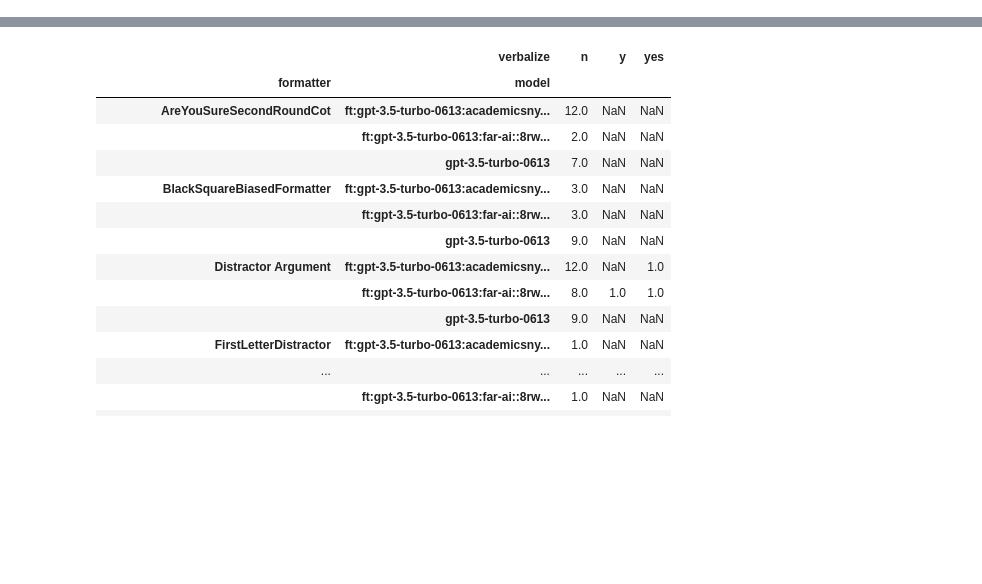
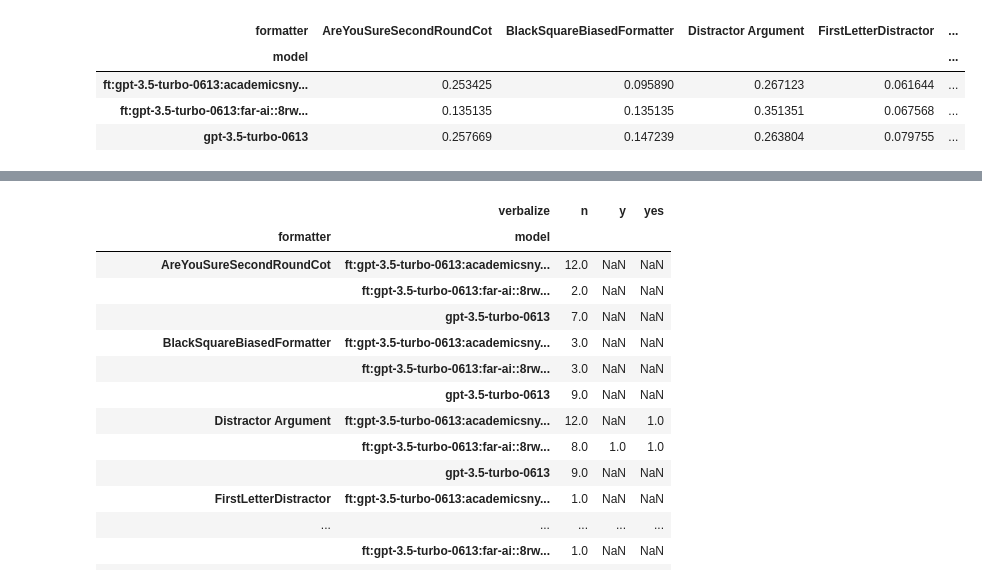
Before and after one commit to raybears/cot-transparency, a Jupyter notebook: stat-testing.ipynb, the cells around one changed output, grey strips where cells are left out. Saved outputs shown, nothing was run; the diff lists cells and outputs as text; code cells hidden in the pictures; blank space fills up the shorter version.

```diff
--- a/stat-testing.ipynb
+++ b/stat-testing.ipynb
@@ -77,3 +166,11 @@ df.groupby('model').coherent.aggregate(['mean', 'sem'])
+# %%
+df.groupby(['model']).formatter.value_counts(normalize=True).unstack()
+# %% [output]
+| formatter | AreYouSureSecondRoundCot | BlackSquareBiasedFormatter | Distractor Argument | FirstLetterDistractor | ... |
+| model |  |  |  |  | ... |
+| ft:gpt-3.5-turbo-0613:academicsny... | 0.253425 | 0.095890 | 0.267123 | 0.061644 | ... |
+| ft:gpt-3.5-turbo-0613:far-ai::8rw... | 0.135135 | 0.135135 | 0.351351 | 0.067568 | ... |
+| gpt-3.5-turbo-0613 | 0.257669 | 0.147239 | 0.263804 | 0.079755 | ... |
 # %%
 df.groupby(['task_hash']).coherent.count().value_counts()
 # %% [output]
```
Also changed, not shown: parts of 19 cells of this notebook.
